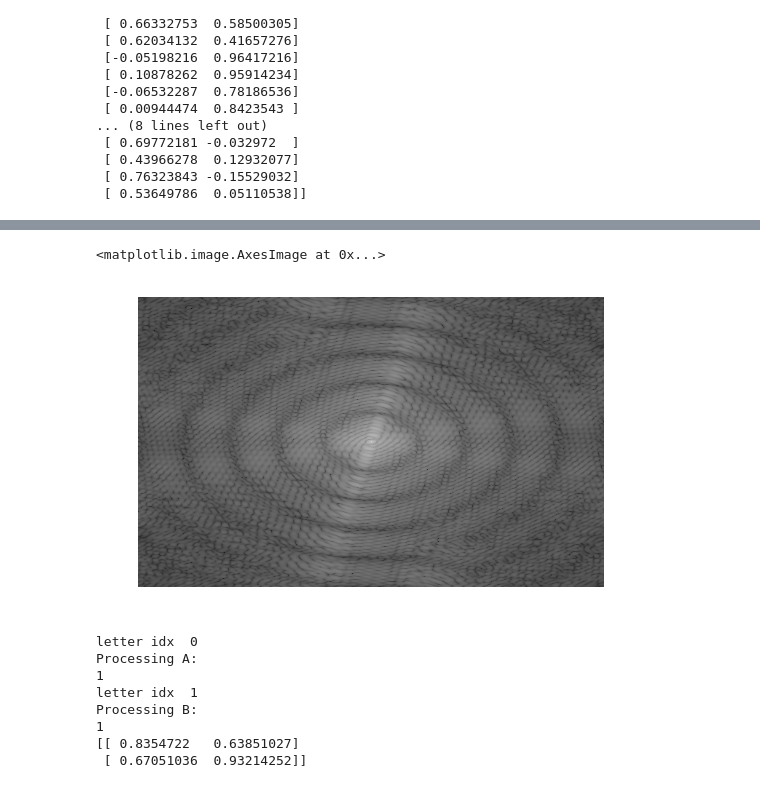
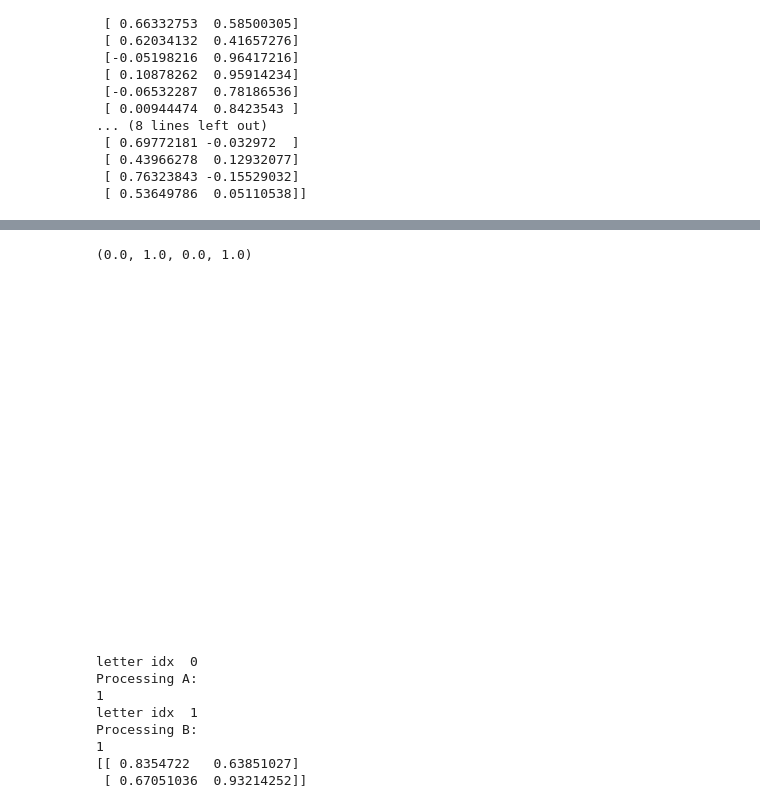
Before and after one commit to mika018/Character-Recognition-Classifier, a Jupyter notebook: cw2.ipynb, the cells around one changed output, grey strips where cells are left out. Cells and saved outputs as stored; diff of their text form; code cells hidden in the pictures.

Commit message:
Add updated graphs

```diff
--- a/cw2.ipynb
+++ b/cw2.ipynb
@@ -677,30 +689,32 @@ plt.show()
 # %%
-image_name = 'test-data/S16.gif'
+from skimage import io
+image_name = 'training-data/T1.GIF'
 f = io.imread(image_name)   # read in image
 
 f_f = np.array(f, dtype=float)
 z = np.fft.fft2(f_f)           # do fourier transform
 q = np.fft.fftshift(z)         # puts u=0,v=0 in the centre
+# print(q)
 
 Magq =  np.absolute(q)         # magnitude spectrum
 log_Magq = np.log(Magq + 1)
 log_Magq_array = np.array(log_Magq, dtype=float)
 
 Phaseq = np.angle(q)           # phase spectrum
 
 # image_avg_pixel_val = np.mean(log_Magq)
 # print(log_Magq)
 
-scipy.misc.imsave('S16_magnitude_spectrum.png', log_Magq_array)
+# scipy.misc.imsave('S16_magnitude_spectrum.png', log_Magq_array)
 
 fig1 = plt.figure()
 ax1  = fig1.add_subplot( 111 )
 ax1.axis('off')
 # Usually for viewing purposes:b
-ax1.imshow( log_Magq_array, cmap='gray' ) # io.
+# ax1.imshow( log_Magq_array[180:220][300:340], cmap='gray' ) # io.
 # %% [output]
-<matplotlib.image.AxesImage at 0x...>
+(0.0, 1.0, 0.0, 1.0)
-[figure, old version]
+[figure, new version]
 # %%
 def apply_filters_a_b():
 
```
Also changed, not shown: parts of 4 cells of this notebook, 36 other files.
